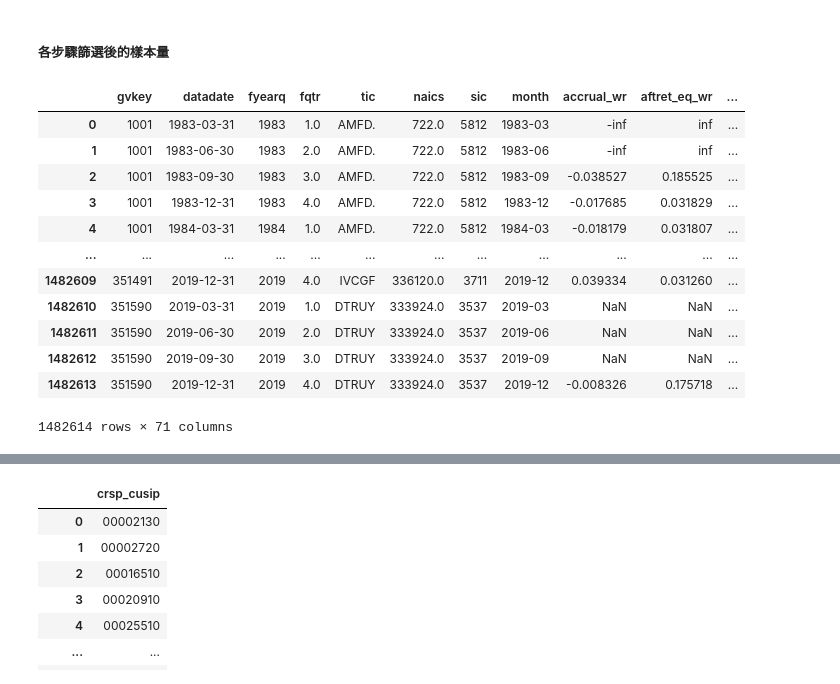
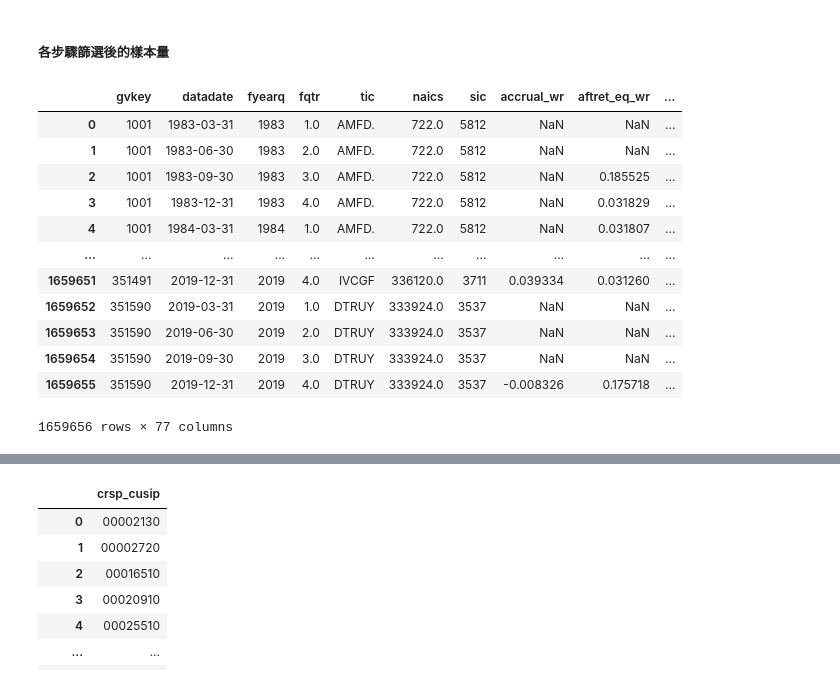
Before and after one commit to CCHST/Relative-Valuation, a Jupyter notebook: variable_const.ipynb, the cells around one changed output, grey strips where cells are left out. Cells and saved outputs as stored; diff of their text form; code cells hidden in the pictures.

```diff
--- a/variable_const.ipynb
+++ b/variable_const.ipynb
@@ -356,7 +318,7 @@ v1
 wr_columns = [col for col in v1.columns if col.endswith('wr')]
 
 # 指定要保留的其他欄位
-other_columns = ['gvkey', 'datadate', 'fyearq', 'fqtr', 'tic', 'naics', 'sic', 'month']
+other_columns = ['gvkey', 'datadate', 'fyearq', 'fqtr', 'tic', 'naics', 'sic']
 
 # 合併兩個欄位列表
 columns_to_keep = other_columns + wr_columns
@@ -377,7 +339,7 @@ df.head()
 # %% [markdown]
 ##### Target variables
 # %%
-t1 = pd.read_csv("C:\\Users\\cindy\\Desktop\\UIUC\\入學後\\RA-ML\\target variables.csv")
+t1 = pd.read_csv("C:\\Users\\cindy\\Desktop\\UIUC\\入學後\\Relative-Valuation\\target variables.csv")
 # %%
 t1.head()
 # %% [output]
@@ -392,10 +354,13 @@ t1.head()
 t1['m2b'] = t1['mkvaltq']/t1['ceqq']
 t1['v2a'] = (t1['mkvaltq']+t1['dlttq']+t1['dlcq']-t1['cheq'])/t1['atq']
 t1['v2s'] = (t1['mkvaltq']+t1['dlttq']+t1['dlcq'])/t1['saleq']
-t1['month'] = pd.to_datetime(t1['datadate']).dt.to_period('M')
+# t1['month'] = pd.to_datetime(t1['datadate']).dt.to_period('M')
+t1['lnm2b'] = np.log10(t1['m2b'])
+t1['lnv2a'] = np.log10(t1['v2a'])
+t1['lnv2s'] = np.log10(t1['v2s'])
 # %%
-selected_t1 = t1[['m2b','v2a','v2s','gvkey', 'datadate', 'fyearq', 'fqtr', 'indfmt', 'consol', 'popsrc',
-       'datafmt', 'tic', 'curcdq', 'datacqtr', 'datafqtr','costat', 'naics', 'sic', 'month']]
-df = df.merge(selected_t1, on=['gvkey', 'datadate', 'fyearq', 'fqtr', 'tic', 'naics', 'sic', 'month'], how='left')
+selected_t1 = t1[['m2b','v2a','v2s','lnm2b','lnv2a','lnv2s','gvkey', 'datadate', 'fyearq', 'fqtr', 'indfmt', 'consol', 'popsrc',
+       'datafmt', 'tic', 'curcdq', 'datacqtr', 'datafqtr','costat', 'naics', 'sic']]
+df = df.merge(selected_t1, on=['gvkey', 'datadate', 'fyearq', 'fqtr', 'tic', 'naics', 'sic'], how='left')
 df
 # %% [output]
@@ -416,25 +381,25 @@ df
 ##### 各步驟篩選後的樣本量
 # %%
 # 加上cusip
-cusip = pd.read_csv("C:\\Users\\cindy\\Desktop\\UIUC\\入學後\\RA-ML\\cusip.csv")
+cusip = pd.read_csv("C:\\Users\\cindy\\Desktop\\UIUC\\入學後\\Relative-Valuation\\cusip.csv")
 cusip = cusip[['gvkey', 'datadate', 'fyearq', 'fqtr', 'tic', 'naics', 'sic','cusip']]
-cusip['month'] = pd.to_datetime(cusip['datadate']).dt.to_period('M')
-df = df.merge(cusip, on=['gvkey', 'datadate', 'fyearq', 'fqtr', 'tic', 'naics', 'sic', 'month'], how='left')
+# cusip['month'] = pd.to_datetime(cusip['datadate']).dt.to_period('M')
+df = df.merge(cusip, on=['gvkey', 'datadate', 'fyearq', 'fqtr', 'tic', 'naics', 'sic'], how='left')
 df
 # %% [output]
-|  | gvkey | datadate | fyearq | fqtr | tic | naics | sic | month | accrual_wr | aftret_eq_wr | ... |
-| 0 | 1001 | 1983-03-31 | 1983 | 1.0 | AMFD. | 722.0 | 5812 | 1983-03 | -inf | inf | ... |
-| 1 | 1001 | 1983-06-30 | 1983 | 2.0 | AMFD. | 722.0 | 5812 | 1983-06 | -inf | inf | ... |
-| 2 | 1001 | 1983-09-30 | 1983 | 3.0 | AMFD. | 722.0 | 5812 | 1983-09 | -0.038527 | 0.185525 | ... |
-| 3 | 1001 | 1983-12-31 | 1983 | 4.0 | AMFD. | 722.0 | 5812 | 1983-12 | -0.017685 | 0.031829 | ... |
-| 4 | 1001 | 1984-03-31 | 1984 | 1.0 | AMFD. | 722.0 | 5812 | 1984-03 | -0.018179 | 0.031807 | ... |
-| ... | ... | ... | ... | ... | ... | ... | ... | ... | ... | ... | ... |
-| 1482609 | 351491 | 2019-12-31 | 2019 | 4.0 | IVCGF | 336120.0 | 3711 | 2019-12 | 0.039334 | 0.031260 | ... |
-| 1482610 | 351590 | 2019-03-31 | 2019 | 1.0 | DTRUY | 333924.0 | 3537 | 2019-03 | NaN | NaN | ... |
-| 1482611 | 351590 | 2019-06-30 | 2019 | 2.0 | DTRUY | 333924.0 | 3537 | 2019-06 | NaN | NaN | ... |
-| 1482612 | 351590 | 2019-09-30 | 2019 | 3.0 | DTRUY | 333924.0 | 3537 | 2019-09 | NaN | NaN | ... |
-| 1482613 | 351590 | 2019-12-31 | 2019 | 4.0 | DTRUY | 333924.0 | 3537 | 2019-12 | -0.008326 | 0.175718 | ... |
+|  | gvkey | datadate | fyearq | fqtr | tic | naics | sic | accrual_wr | aftret_eq_wr | ... |
+| 0 | 1001 | 1983-03-31 | 1983 | 1.0 | AMFD. | 722.0 | 5812 | NaN | NaN | ... |
+| 1 | 1001 | 1983-06-30 | 1983 | 2.0 | AMFD. | 722.0 | 5812 | NaN | NaN | ... |
+| 2 | 1001 | 1983-09-30 | 1983 | 3.0 | AMFD. | 722.0 | 5812 | NaN | 0.185525 | ... |
+| 3 | 1001 | 1983-12-31 | 1983 | 4.0 | AMFD. | 722.0 | 5812 | NaN | 0.031829 | ... |
+| 4 | 1001 | 1984-03-31 | 1984 | 1.0 | AMFD. | 722.0 | 5812 | NaN | 0.031807 | ... |
+| ... | ... | ... | ... | ... | ... | ... | ... | ... | ... | ... |
+| 1659651 | 351491 | 2019-12-31 | 2019 | 4.0 | IVCGF | 336120.0 | 3711 | 0.039334 | 0.031260 | ... |
+| 1659652 | 351590 | 2019-03-31 | 2019 | 1.0 | DTRUY | 333924.0 | 3537 | NaN | NaN | ... |
+| 1659653 | 351590 | 2019-06-30 | 2019 | 2.0 | DTRUY | 333924.0 | 3537 | NaN | NaN | ... |
+| 1659654 | 351590 | 2019-09-30 | 2019 | 3.0 | DTRUY | 333924.0 | 3537 | NaN | NaN | ... |
+| 1659655 | 351590 | 2019-12-31 | 2019 | 4.0 | DTRUY | 333924.0 | 3537 | -0.008326 | 0.175718 | ... |
-1482614 rows × 71 columns
+1659656 rows × 77 columns
 # %%
 # drop cusip if it is na
 df = df.dropna(subset=['cusip'])
```
Also changed, not shown: parts of 36 cells of this notebook.
